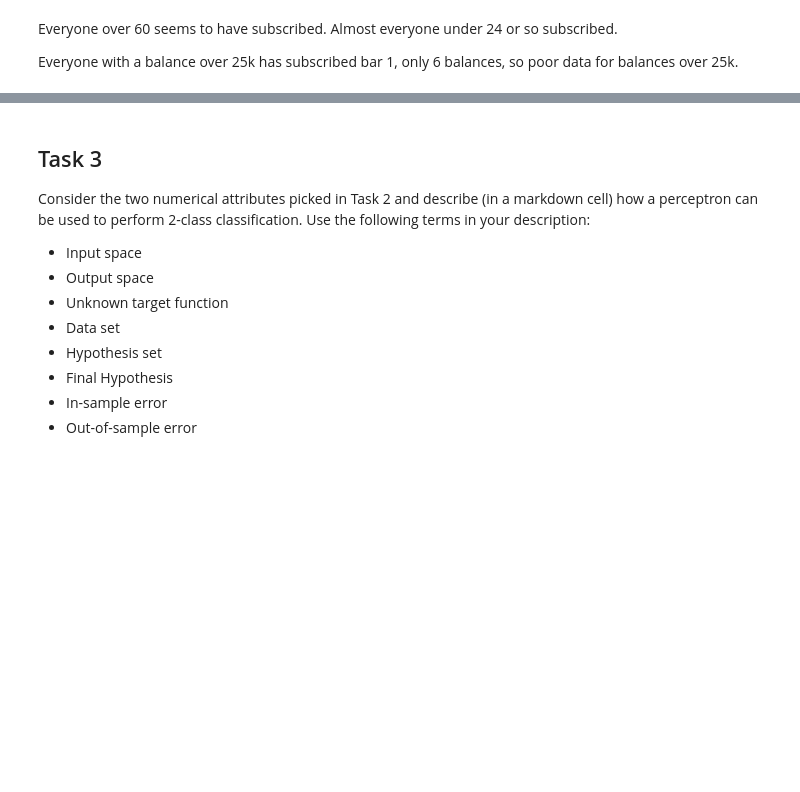
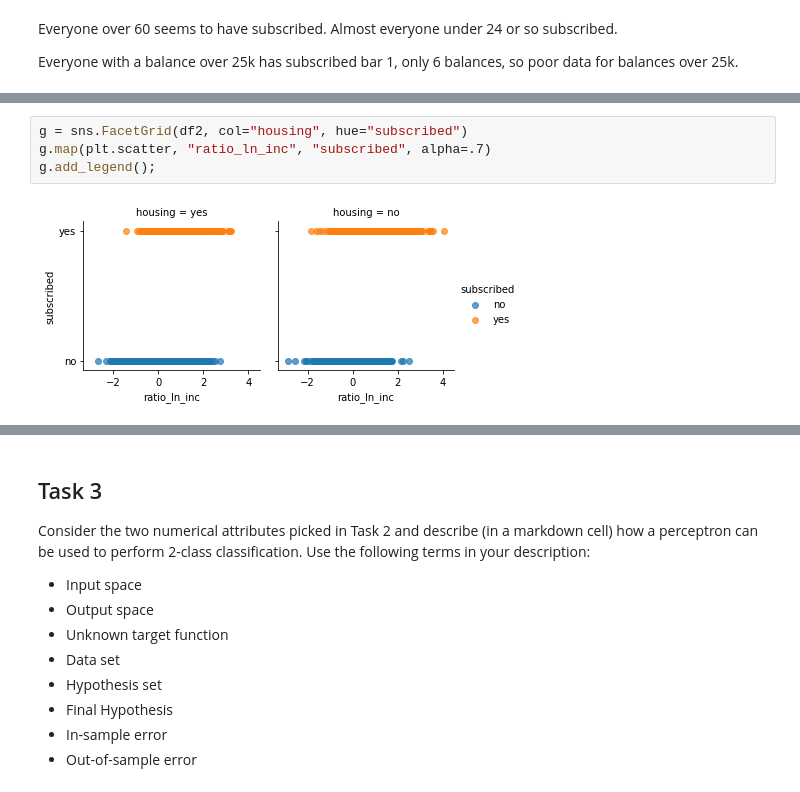
Before and after one commit to vipulpopat/MSCAI_Sem1_Etivity1, a Jupyter notebook: Etivity1.ipynb, the cells around one changed output, grey strips where cells are left out. Cells and saved outputs as stored; diff of their text form; blank space fills up the shorter version.

```diff
--- a/Etivity1.ipynb
+++ b/Etivity1.ipynb
@@ -474,0 +446,6 @@ for x in names:
+# %%
+g = sns.FacetGrid(df2, col="housing", hue="subscribed")
+g.map(plt.scatter, "ratio_ln_inc", "subscribed", alpha=.7)
+g.add_legend();
+# %% [output]
+[figure, added]
```
Also changed, not shown: parts of 7 cells of this notebook.
